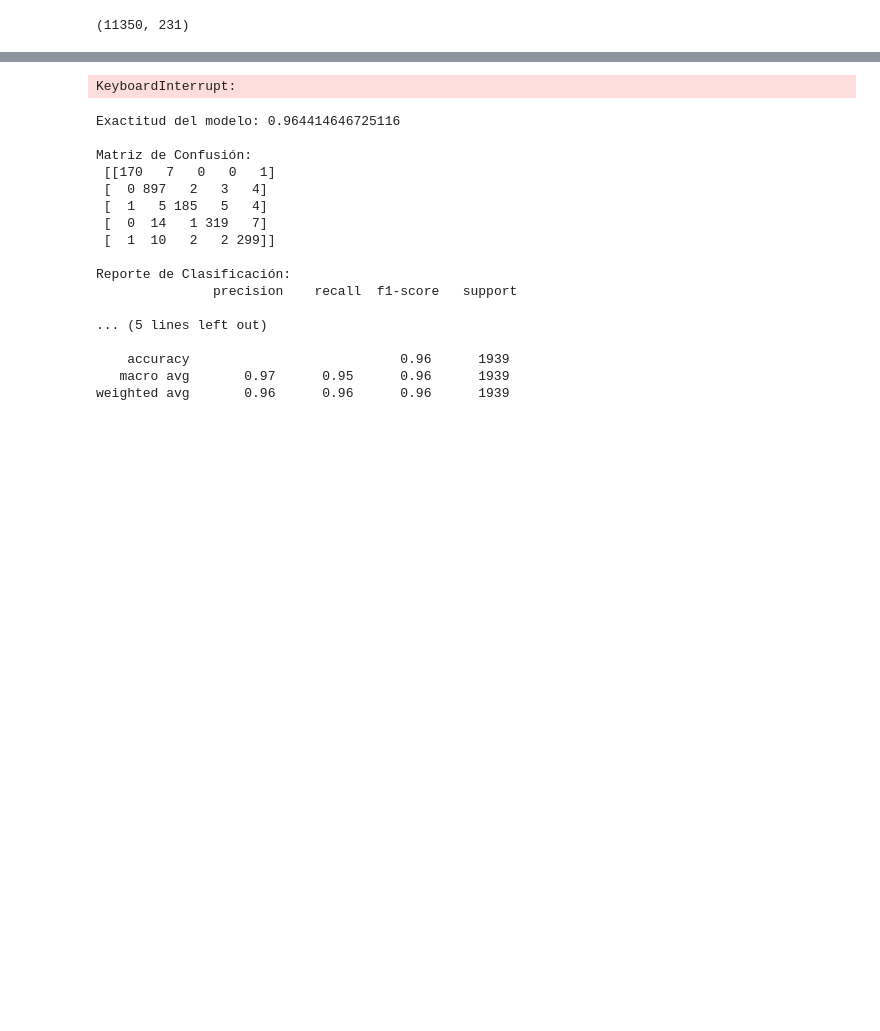
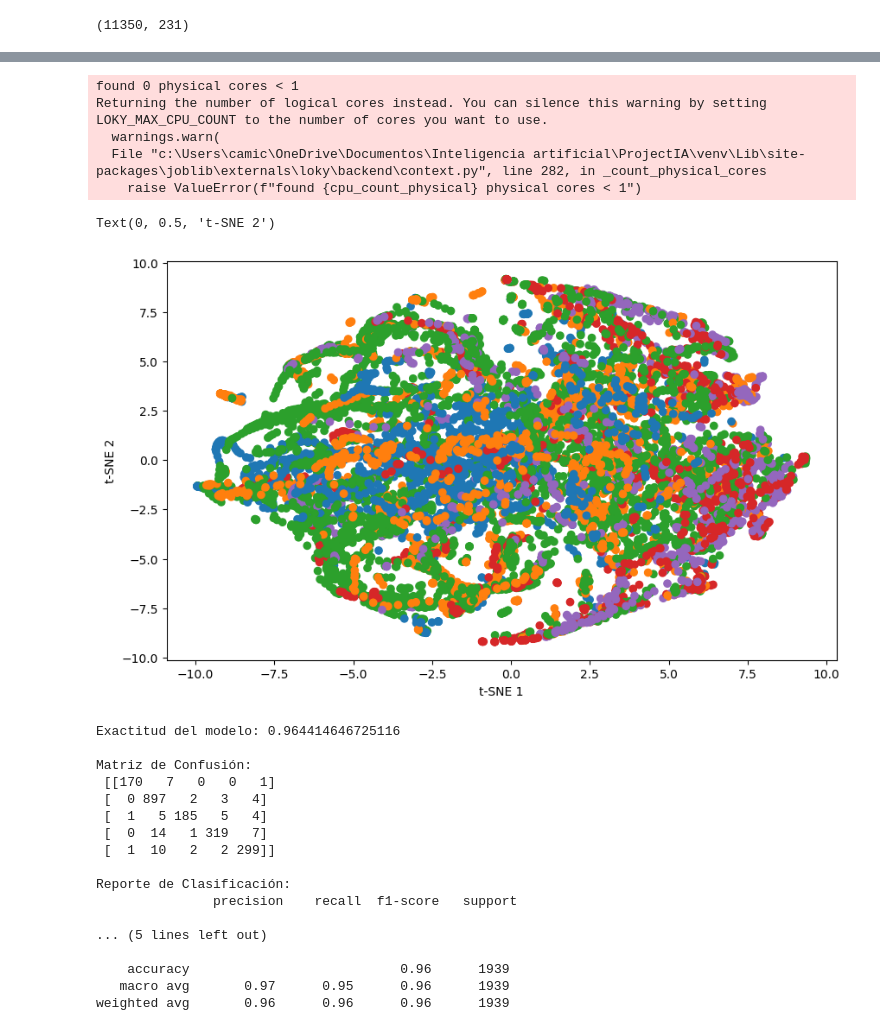
Before and after one commit to SamuelGutierrez24/ProjectIA, a Jupyter notebook: Entrega2/EDA.ipynb, the cells around one changed output, grey strips where cells are left out. Cells and saved outputs as stored; diff of their text form; code cells hidden in the pictures; blank space fills up the shorter version.

```diff
--- a/Entrega2/EDA.ipynb
+++ b/Entrega2/EDA.ipynb
@@ -524,14 +824,20 @@ plt.show()
 # %%
-tsne = TSNE(n_components=2, perplexity=50, learning_rate=1, init='pca')
+tsne = TSNE(n_components=2, perplexity=3, learning_rate=1, init='pca')
 tsne_features = tsne.fit_transform(X)
 
 # Plot the TSNE results without label
 plt.figure(figsize=(10, 6))
 plt.scatter(tsne_features[:, 0], tsne_features[:, 1], cmap='viridis', c=colors)
 plt.xlabel('t-SNE 1')
 plt.ylabel('t-SNE 2')
 # %% [output]
-KeyboardInterrupt:
+found 0 physical cores < 1
+Returning the number of logical cores instead. You can silence this warning by setting LOKY_MAX_CPU_COUNT to the number of cores you want to use.
+  warnings.warn(
+  File "c:\Users\camic\OneDrive\Documentos\Inteligencia artificial\ProjectIA\venv\Lib\site-packages\joblib\externals\loky\backend\context.py", line 282, in _count_physical_cores
+    raise ValueError(f"found {cpu_count_physical} physical cores < 1")
+Text(0, 0.5, 't-SNE 2')
+[figure, added]
 # %%
 result_df.to_csv("datos_procesados.csv")
 # %%
```
Also changed, not shown: parts of 4 cells of this notebook, 7 other files.
